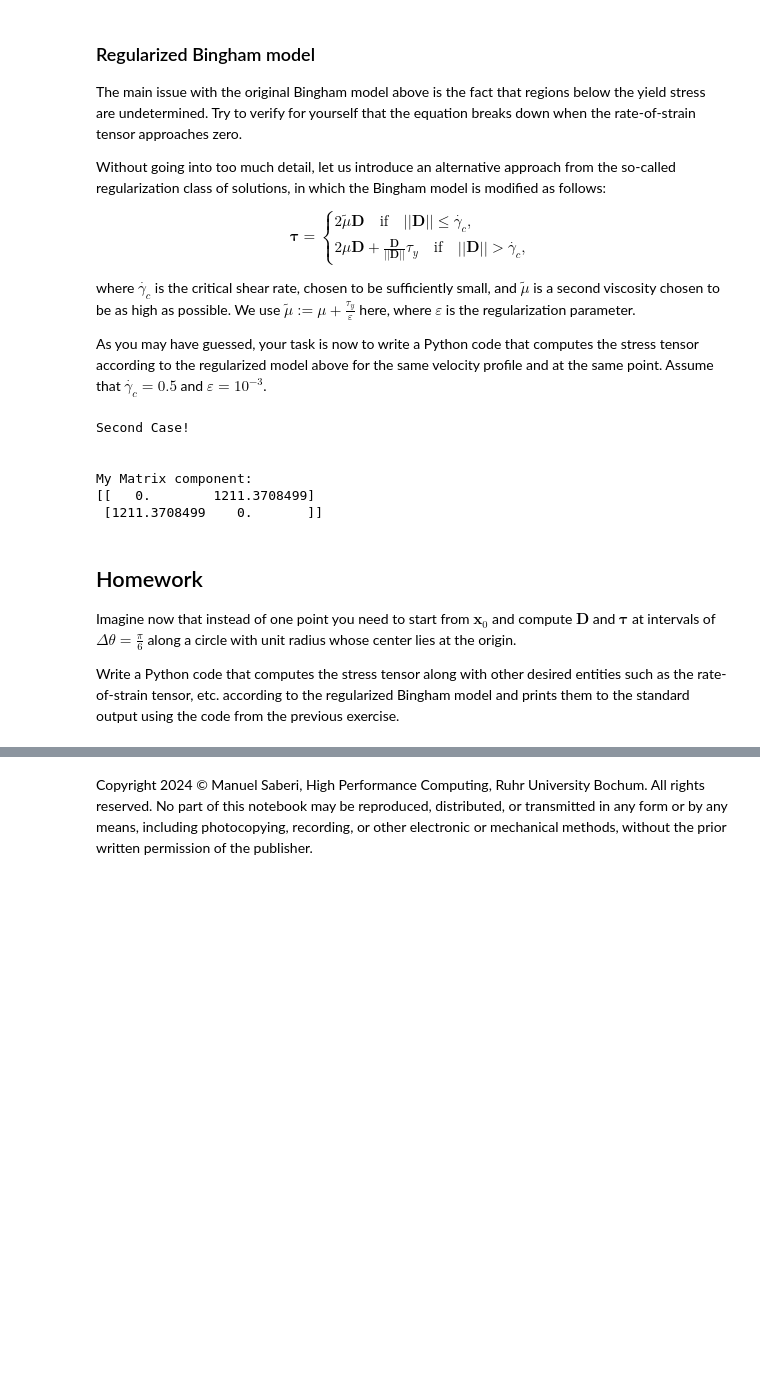
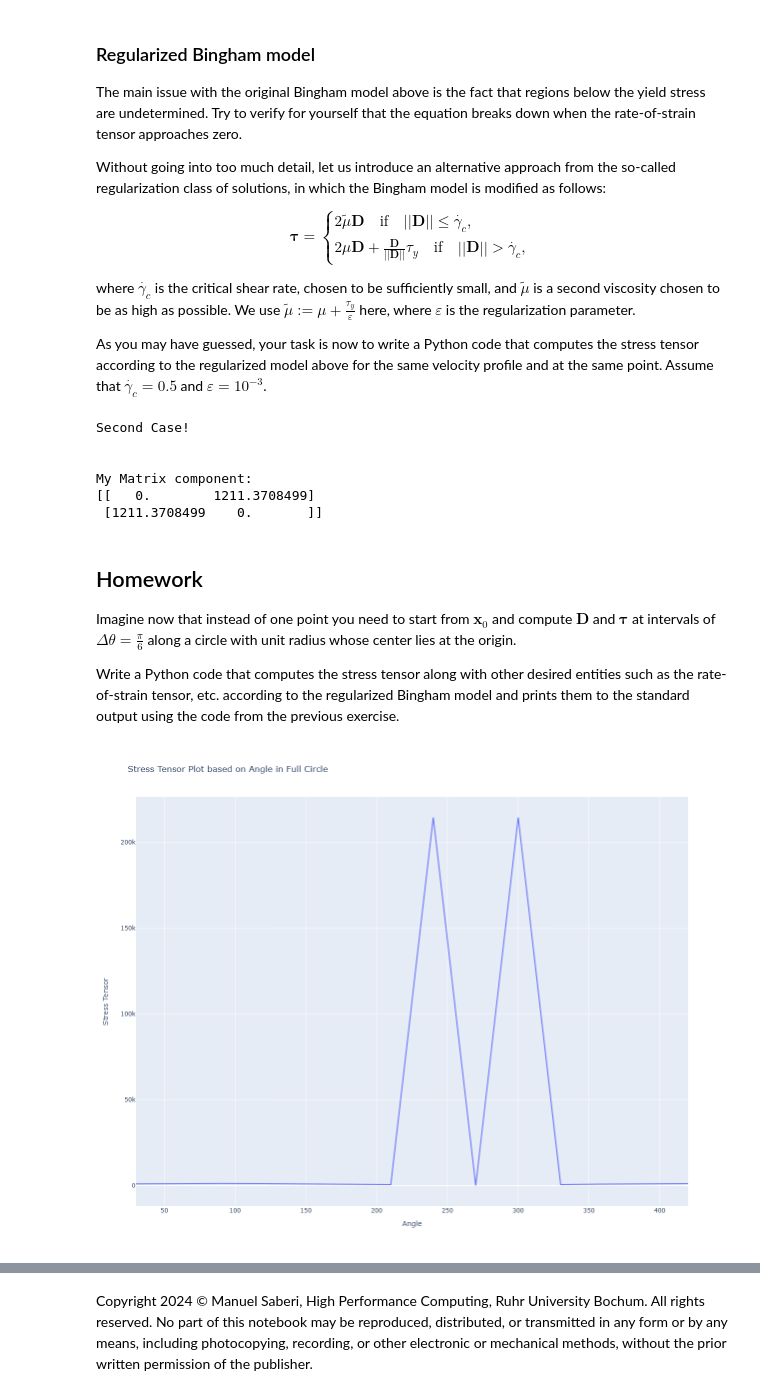
Before and after one commit to alifhasyim/SP-WS25-26, a Jupyter notebook: Week2/week_02.ipynb, the cells around one changed output, grey strips where cells are left out. Saved outputs shown, nothing was run; the diff lists cells and outputs as text; code cells hidden in the pictures; blank space fills up the shorter version.

```diff
--- a/Week2/week_02.ipynb
+++ b/Week2/week_02.ipynb
@@ -458,3 +458,90 @@ My Matrix component:
 Imagine now that instead of one point you need to start from $\mathbf{x}_{0}$ and compute $\mathbf{D}$ and $\boldsymbol{\tau}$ at intervals of $\Delta \theta = \frac{\pi}{6}$ along a circle with unit radius whose center lies at the origin.
 
 Write a Python code that computes the stress tensor along with other desired entities such as the rate-of-strain tensor, etc. according to the regularized Bingham model and prints them to the standard output using the code from the previous exercise.
+# %%
+"""
+Your code should print something along the lines of
+x = ...
+u = ...
+D = ...
+tau = ...
+in a well formatted manner for each point along the circle.
+""";
+
+# Code here
+import math
+import numpy as np
+import pandas as pd
+import plotly.express as px
+
+# Define the parameter input
+miu = 20
+T_y = 800
+g_dot = 0.5
+eps = 10**(-3) # Error value
+
+# Define the circle circumference
+whole_circle = 2*math.pi
+increment = math.pi/6
+
+# Store the stress tensor and angle
+Tau = []
+angle_all = []
+
+# Calculate the whole sequence in every range of pi/6
+for theta in range(1, 15, 1):
+    x = math.cos(theta/6*math.pi)
+    y = math.sin(theta/6*math.pi)
+    # Define D as in the relation with the gradient of u manually
+    # Diferentiate manually
+    D_11 = 1/2 * (0 + 0)
+    D_12 = 1/2 * (2 + 2*y)
+    D_21 = 1/2 * (2*y + 2)
+    D_22 = 1/2 * (0 + 0)
+
+    # Calculate ||D||
+    D_norm = math.sqrt(1/2*(D_11 + D_12 + D_21 + D_22))
+
+    # Calculate the additional miu bar
+    miu_bar = miu + T_y/eps
+
+    # Write the angle
+    angle = theta/6*180
+    # Check ||D|| with gamma dot c
+    if D_norm <= g_dot:
+        #print("\n")
+        #print("First Case!")
+        T_11 = 2*miu_bar*D_11
+        T_12 = 2*miu_bar*D_12
+        T_21 = 2*miu_bar*D_21
+        T_22 = 2*miu_bar*D_22
+        T = np.matrix([[T_11, T_12], [T_21, T_22]])
+        #print(f"My Matrix component in angle {angle} coordinate:")
+        #print(T)
+
+    elif D_norm > g_dot:
+        #print("\n")
+        #print("Second Case!")
+        T_11 = 2*miu*D_11 + D_11/D_norm*T_y
+        T_12 = 2*miu*D_12 + D_12/D_norm*T_y
+        T_21 = 2*miu*D_21 + D_21/D_norm*T_y
+        T_22 = 2*miu*D_22 + D_22/D_norm*T_y
+        T = np.matrix([[T_11, T_12], [T_21, T_22]])
+        #print(f"My Matrix component in angle {angle} coordinate:")
+        #print(T)
+
+    # Append to the dataframe
+    angle_all.append(angle)
+    Tau.append(T[1,0])
+
+
+# Save the file in dictionary
+dict = {'Angle': angle_all, 'Stress Tensor': Tau}
+# Convert to dataframe
+df = pd.DataFrame(dict)
+# Visualize the data using plotly library to get better visualization
+fig = px.line(df, x = "Angle", y = "Stress Tensor", title="Stress Tensor Plot based on Angle in Full Circle")
+fig.update_layout(height=1000)
+fig.show()
+# %% [output]
+[figure, added]
```
Also changed, not shown: parts of 2 cells of this notebook.
